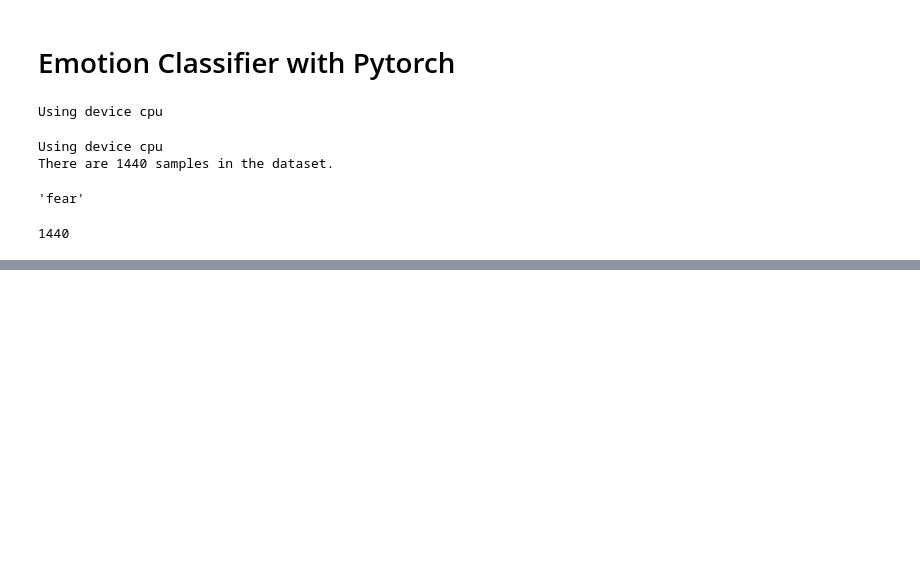
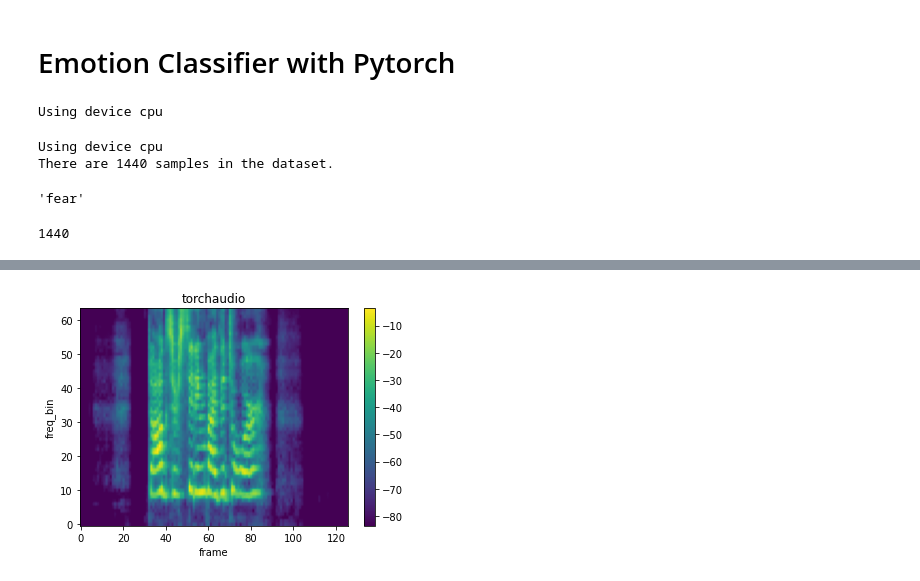
Before and after one commit to Jyve00/Emotion_Speech_Detection, a Jupyter notebook: torch_cnn.ipynb, the cells around one changed output, grey strips where cells are left out. Cells and saved outputs as stored; diff of their text form; code cells hidden in the pictures; blank space fills up the shorter version.

```diff
--- a/torch_cnn.ipynb
+++ b/torch_cnn.ipynb
@@ -136,7 +138,8 @@ if __name__ == "__main__":
         sample_rate=SAMPLE_RATE,
         n_fft=1024,
         hop_length=512,
-        n_mels=64
+        n_mels=64,
+        normalized=True
     )
 
 
@@ -161,0 +256,3 @@ print(len(rav))
+# %%
+test_sample, test_label = rav[600]
+print(test_label)
@@ -161,0 +284,4 @@ print(len(rav))
+# %%
+plot_spectrogram(test_sample[0], title='torchaudio')
+# %% [output]
+[figure, added]
```
Also changed, not shown: parts of 5 cells of this notebook.
